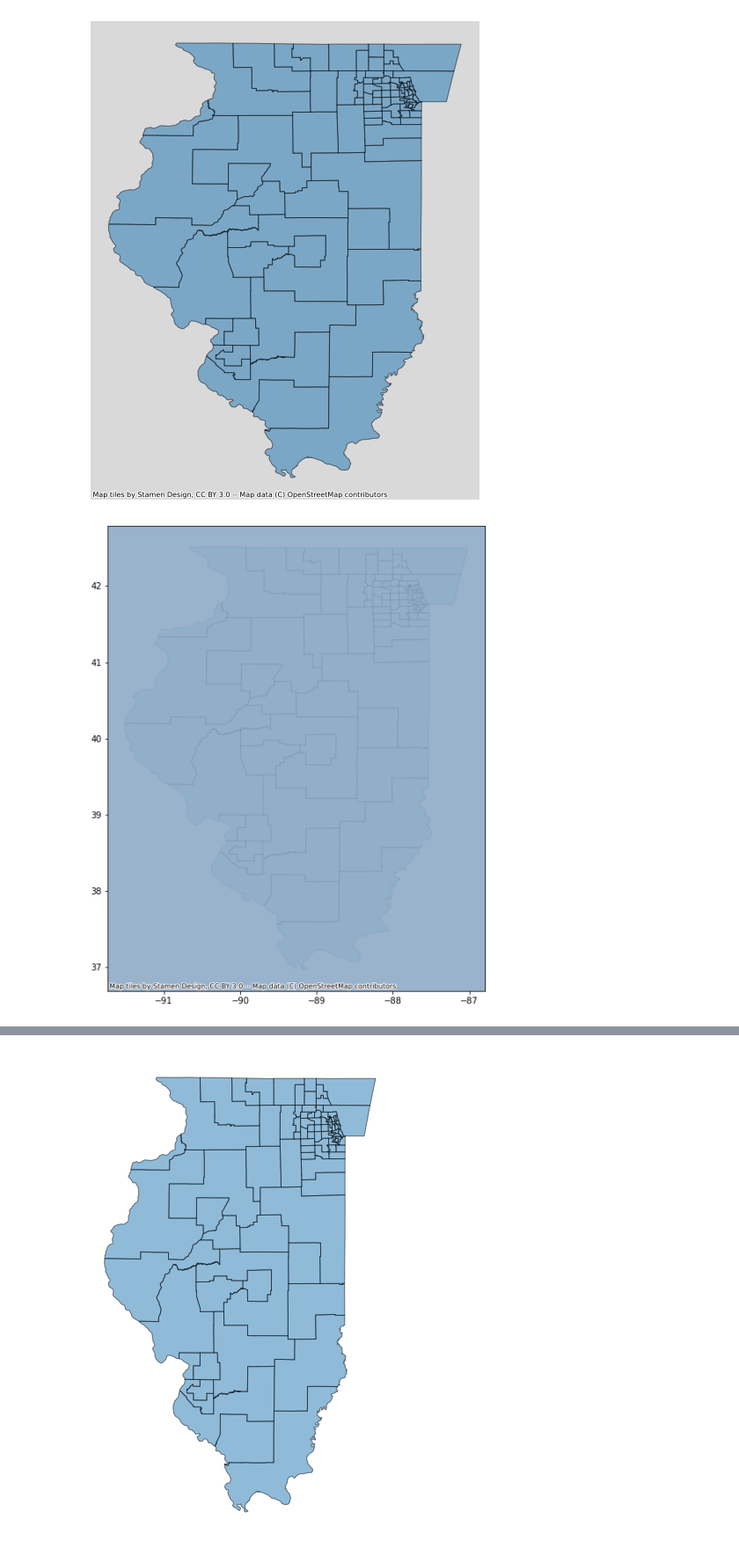
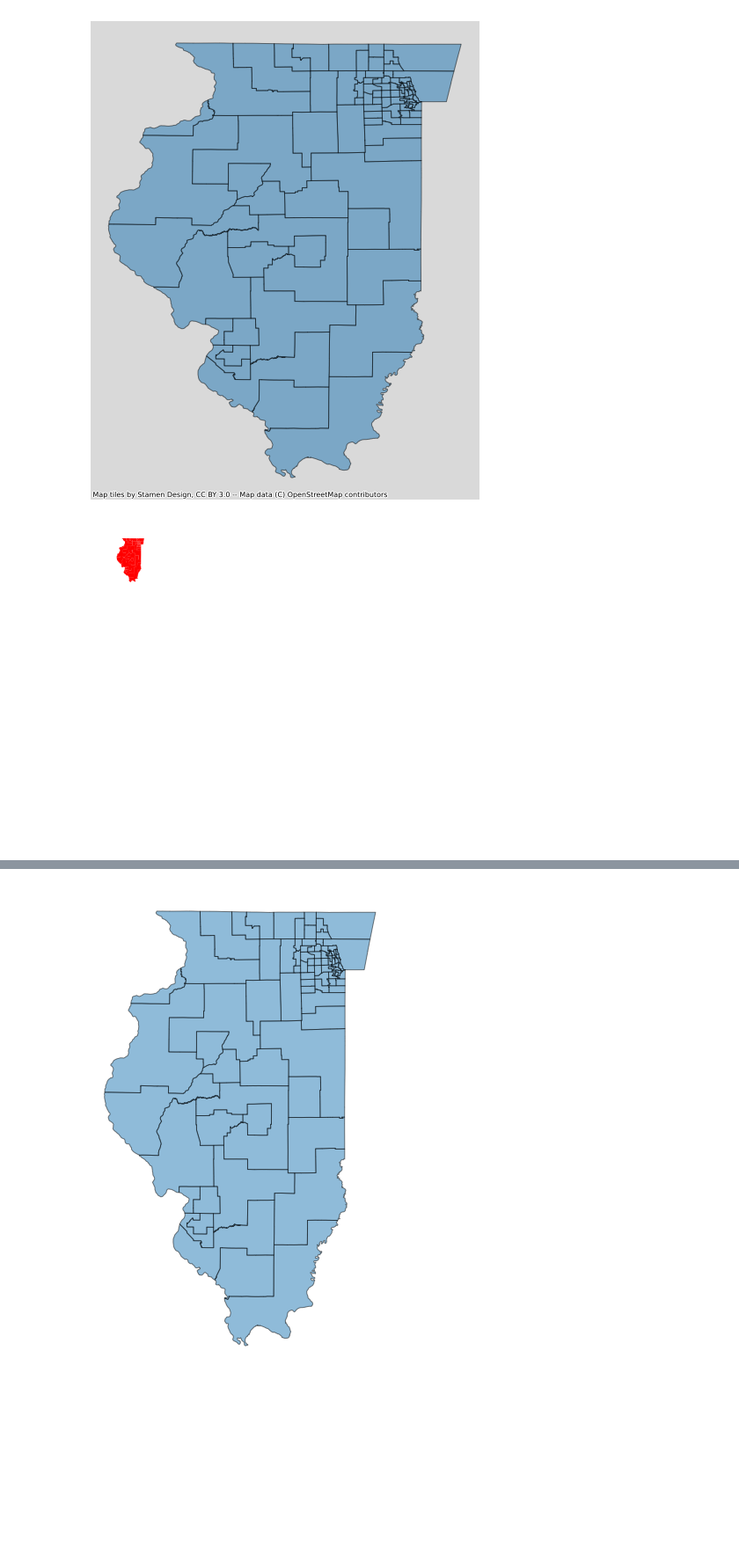
Before and after one commit to JohnhoyStephens/Capstone, a Jupyter notebook: Notebooks/Explortatory/visuals.ipynb, the cells around one changed output, grey strips where cells are left out. Shown at 88% size. Drawn from its saved outputs; the diff is of its cells as text; code cells hidden in the pictures; blank space fills up the shorter version.

```diff
--- a/Notebooks/Explortatory/visuals.ipynb
+++ b/Notebooks/Explortatory/visuals.ipynb
@@ -953,9 +960,10 @@ ctx.add_basemap(ax, url=ctx.providers.Stamen.TonerLite)
 ax.set_axis_off()
 # %% [output]
 [figure]
-# %%
-ax=il_2.plot(figsize=(10,10),alpha=.05,edgecolor='k')
-ctx.add_basemap(ax,zoom=18)
-plt.savefig("../../Reports/Figures/Map",transparent=True,bbox_inches="tight",)
-# %% [output]
-[figure, removed]
+# %%
+fig, ax = plt.subplots(1,1,figsize =(20,20))
+full_df.plot(ax=ax)
+ax.set_axis_off()
+il_2.plot(ax=ax, facecolor='red');
+# %% [output]
+[figure, added]
```
Also changed, not shown: parts of 5 cells of this notebook, 4 other files.
